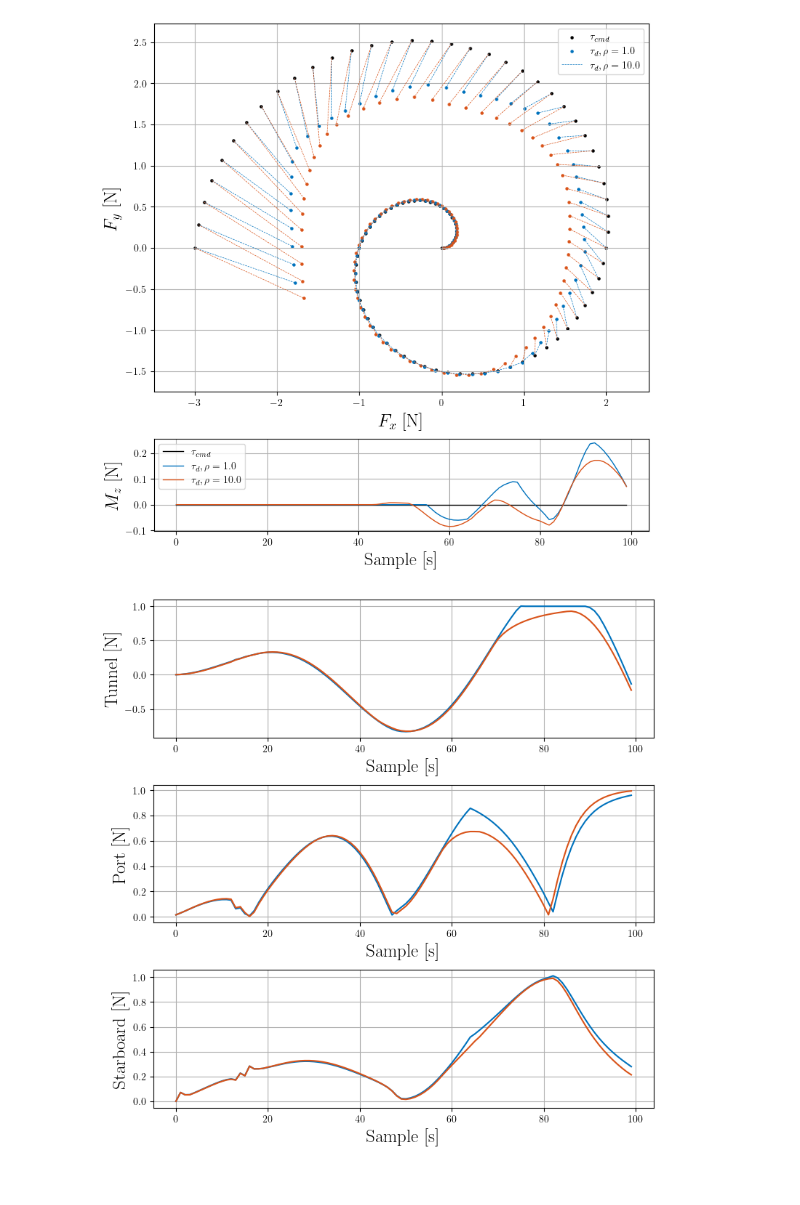
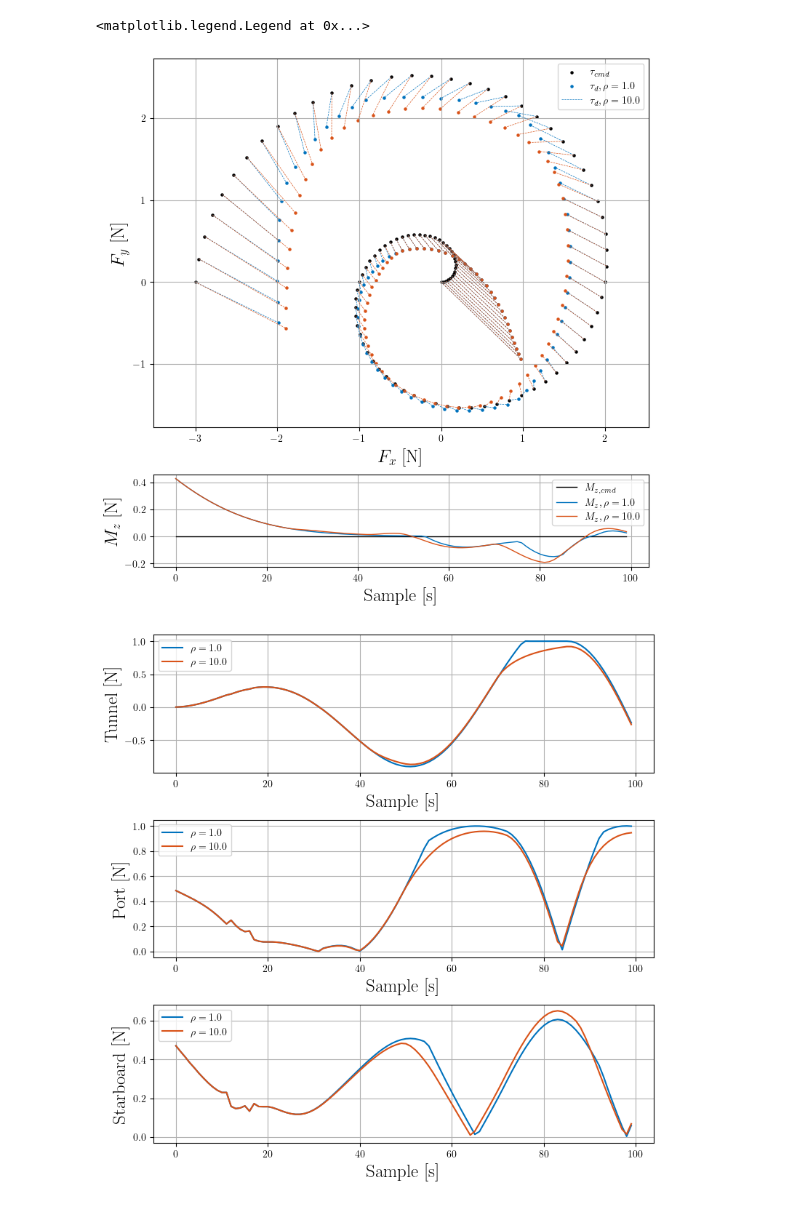
Before and after one commit to incebellipipo/skadipy, a Jupyter notebook: notebooks/014_compare_cbf_time_constant.ipynb, the cells around one changed output. Cells and saved outputs as stored; diff of their text form; code cells hidden in the pictures.

```diff
--- a/notebooks/014_compare_cbf_time_constant.ipynb
+++ b/notebooks/014_compare_cbf_time_constant.ipynb
@@ -9,7 +9,7 @@ time_step = 1.0
 actuators = [tunnel, voithschneider_port, voithschneider_starboard]
 for actuator in actuators:
     actuator.extra_attributes["rate_limit"] = 0.1
-    # actuator.extra_attributes.pop("reference_angle", None)
+    actuator.extra_attributes.pop("reference_angle", None)
 
 force_torque_components = [
     skadipy.allocator.ForceTorqueComponent.X,
@@ -19,9 +19,9 @@ force_torque_components = [
 
 allocators = []
 gamma = [1e-1, 1e-1]
-mu = [1e-1, 1e-1]
+mu = [1e-2, 1e-2]
 rho = [1.0, 10.0]
-zeta = [0.1, 1.1]
+zeta = [1.0, 1.0]
 lambda_p = [0.99, 0.99]
 
 markdown_table = generate_markdown_table(
@@ -75,19 +75,30 @@ fig, ax = plot_histories(tau_cmd=tau_cmd, tau_alloc=tau_hist)
 # %%
 fig, ax = plot_2d_allocation(tau_cmd=tau_cmd, allocators=allocators, tau_hist=tau_hist)
 
-for a in ax:
-    # l = [r"$\tau_{\text{cmd}}$"]
-    legend_items = []
-    legend_items.append(r"$\tau_{cmd}$")
-    for r in rho:
-        legend_items.append(f"$\\tau_d, \\rho = {r}$")
-    a.legend(legend_items)
+legend_items = []
+legend_items.append(r"$\tau_{cmd}$")
+for r in rho:
+    legend_items.append(f"$\\tau_d, \\rho = {r}$")
+ax[0].legend(legend_items)
+
+legend_items = []
+legend_items.append(r"$M_{z,cmd}$")
+for r in rho:
+    legend_items.append(f"$M_z, \\rho = {r}$")
+ax[1].legend(legend_items)
 # %% [output]
+<matplotlib.legend.Legend at 0x...>
-[figure, old version]
+[figure, new version]
 # %%
 fig, ax = plot_thruster_forces(xi_hist)
+
+for plot in ax:
+    legend_items = []
+    for r in rho:
+        legend_items.append(f"$\\rho = {r}$")
+    plot.legend(legend_items)
 # %% [output]
-[figure, old version]
+[figure, new version]
 # %%
 plot_theta_histories(theta_hist)
 l = []
```
Also changed, not shown: parts of 5 cells of this notebook.
